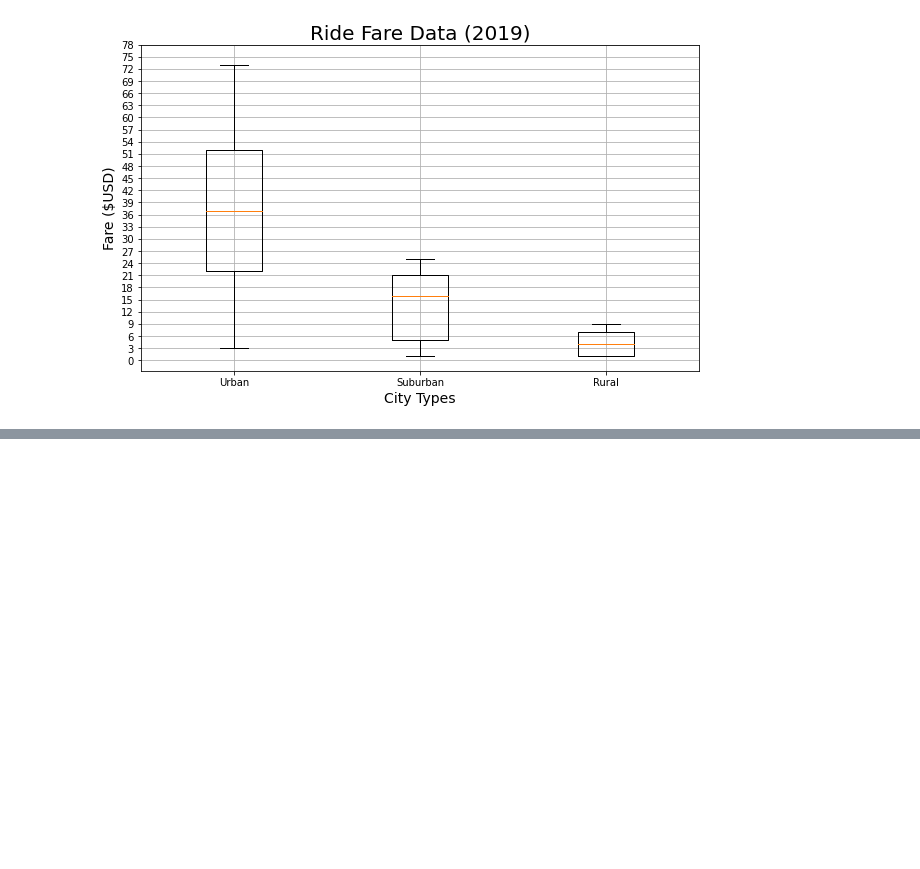
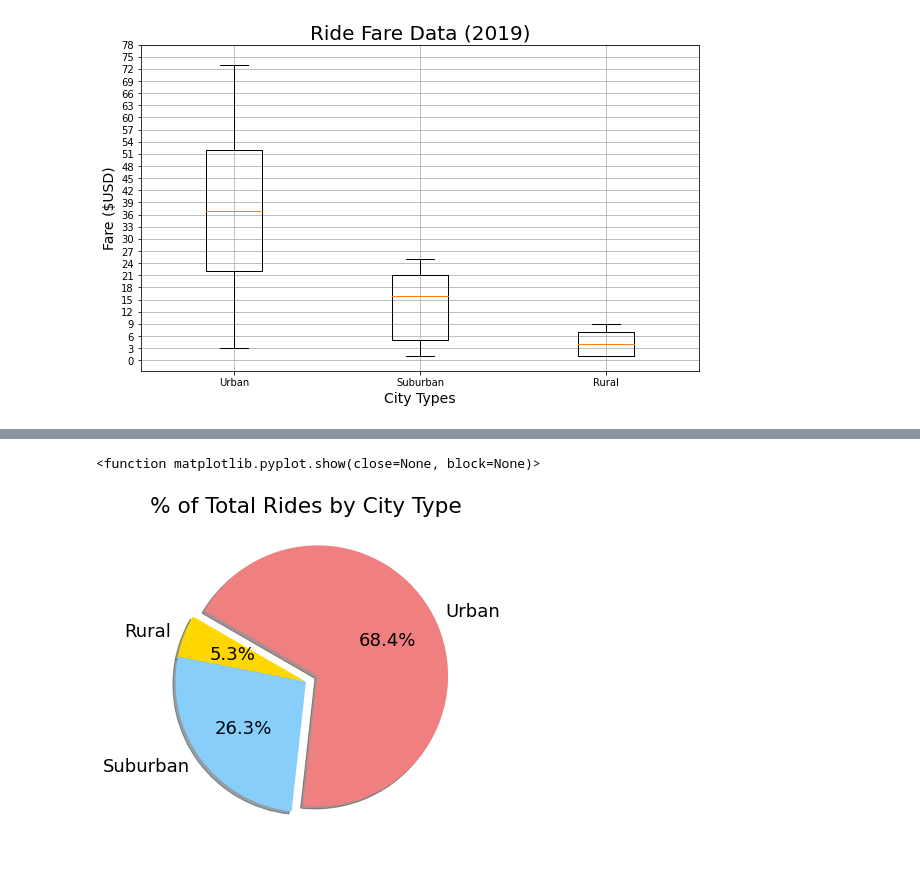
Before and after one commit to tn64/PyBer_Analysis, a Jupyter notebook: matplotlib_practice_4_bubble_chart.ipynb, the cells around one changed output, grey strips where cells are left out. Cells and saved outputs as stored; diff of their text form; code cells hidden in the pictures; blank space fills up the shorter version.

```diff
--- a/matplotlib_practice_4_bubble_chart.ipynb
+++ b/matplotlib_practice_4_bubble_chart.ipynb
@@ -723,0 +785,22 @@ plt.show()
+# %%
+#Build the Pie Chart (percentage of fares by city type)
+plt.subplots(figsize=(10,6))
+plt.pie(ride_percents,
+        labels=['Rural', 'Suburban', 'Urban'],
+       colors=['gold', 'lightskyblue', 'lightcoral'],
+       explode=[0,0,0.1],
+       autopct='%1.1f%%',
+       shadow=True, startangle=150)
+plt.title('% of Total Rides by City Type')
+
+#Change the default font size from 10 to 18
+mpl.rcParams['font.size'] = 18
+
+#Save Figure
+plt.savefig('analysis/Fig6.png')
+
+#Show figure
+plt.show
+# %% [output]
+<function matplotlib.pyplot.show(close=None, block=None)>
+[figure, added]
```
Also changed, not shown: parts of 5 cells of this notebook, 2 other files.
